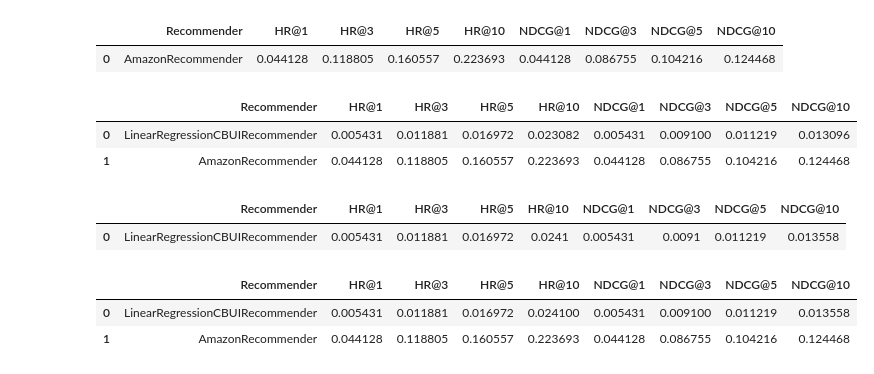
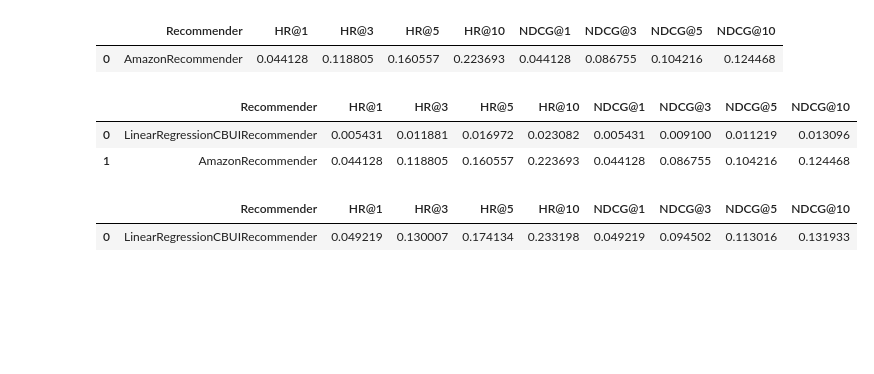
Before and after one commit to dansilecki/recommender-systems-project1, a Jupyter notebook: project_1_recommender_and_evaluation.ipynb, the cells around one changed output. Drawn from its saved outputs; the diff is of its cells as text; code cells hidden in the pictures; blank space fills up the shorter version.

Commit message:
amazon's recommender beaten

```diff
--- a/project_1_recommender_and_evaluation.ipynb
+++ b/project_1_recommender_and_evaluation.ipynb
@@ -328,9 +328,17 @@ class ContentBasedUserItemRecommender(Recommender):
         # values from self.users_df (this way you would trear a new user as an average user).
         # For items you have to apply the prepare_items_df method to items_df.
 
+#         users_df = pd.merge(self.users_df, users_df)
+        users_df = pd.merge(self.users_df, users_df, on=['user_id'], how='right')
+        users_df = users_df.fillna(0)
+        items_df, item_features = prepare_items_df(items_df)
 
-        users_df = pd.merge(self.users_df, users_df)
-        items_df, item_features = prepare_items_df(items_df)
+#         print("self_users_df: ")
+#         display(self.users_df.head(5))
+
+#         print("NaNs")
+#         print(self.users_df.isnull().sum(axis = 0))
+
         # done?
 
 
@@ -345,7 +353,7 @@ class ContentBasedUserItemRecommender(Recommender):
             # Create a Carthesian product of users from users_df and items from items_df
 
             user_df = user.to_frame()
-            cart_product = pd.merge(user_df.T ,items_df, how='cross')
+            cart_product = pd.merge(user_df.T, items_df, how='cross')
 #             print(cart_product.head(1))
             # done
 
@@ -695,23 +720,16 @@ display(tts_results)
 | 1 | AmazonRecommender | 0.044128 | 0.118805 | 0.160557 | 0.223693 | 0.044128 | 0.086755 | 0.104216 | 0.124468 |
 # %%
 cb_user_item_recommender2 = LinearRegressionCBUIRecommender(
-    **{'n_neg_per_pos': 7})  # Initialize your recommender here with the best params from tuning
+    **{'n_neg_per_pos': 9.0})  # Initialize your recommender here with the best params from tuning
 
 # Give the name of your recommender in the line below
 linear_cbui_tts_results2 = [['LinearRegressionCBUIRecommender'] + list(evaluate_train_test_split_implicit(
     cb_user_item_recommender2, interactions_df, items_df))]
 
 linear_cbui_tts_results2 = pd.DataFrame(
     linear_cbui_tts_results2, columns=['Recommender', 'HR@1', 'HR@3', 'HR@5', 'HR@10', 'NDCG@1', 'NDCG@3', 'NDCG@5', 'NDCG@10'])
 
 display(linear_cbui_tts_results2)
 # %% [output]
 |  | Recommender | HR@1 | HR@3 | HR@5 | HR@10 | NDCG@1 | NDCG@3 | NDCG@5 | NDCG@10 |
-| 0 | LinearRegressionCBUIRecommender | 0.005431 | 0.011881 | 0.016972 | 0.0241 | 0.005431 | 0.0091 | 0.011219 | 0.013558 |
+| 0 | LinearRegressionCBUIRecommender | 0.049219 | 0.130007 | 0.174134 | 0.233198 | 0.049219 | 0.094502 | 0.113016 | 0.131933 |
-# %%
-tts_results = pd.concat([linear_cbui_tts_results2, amazon_tts_results]).reset_index(drop=True)
-display(tts_results)
-# %% [output]
-|  | Recommender | HR@1 | HR@3 | HR@5 | HR@10 | NDCG@1 | NDCG@3 | NDCG@5 | NDCG@10 |
-| 0 | LinearRegressionCBUIRecommender | 0.005431 | 0.011881 | 0.016972 | 0.024100 | 0.005431 | 0.009100 | 0.011219 | 0.013558 |
-| 1 | AmazonRecommender | 0.044128 | 0.118805 | 0.160557 | 0.223693 | 0.044128 | 0.086755 | 0.104216 | 0.124468 |
```
Also changed, not shown: parts of 5 cells of this notebook.
